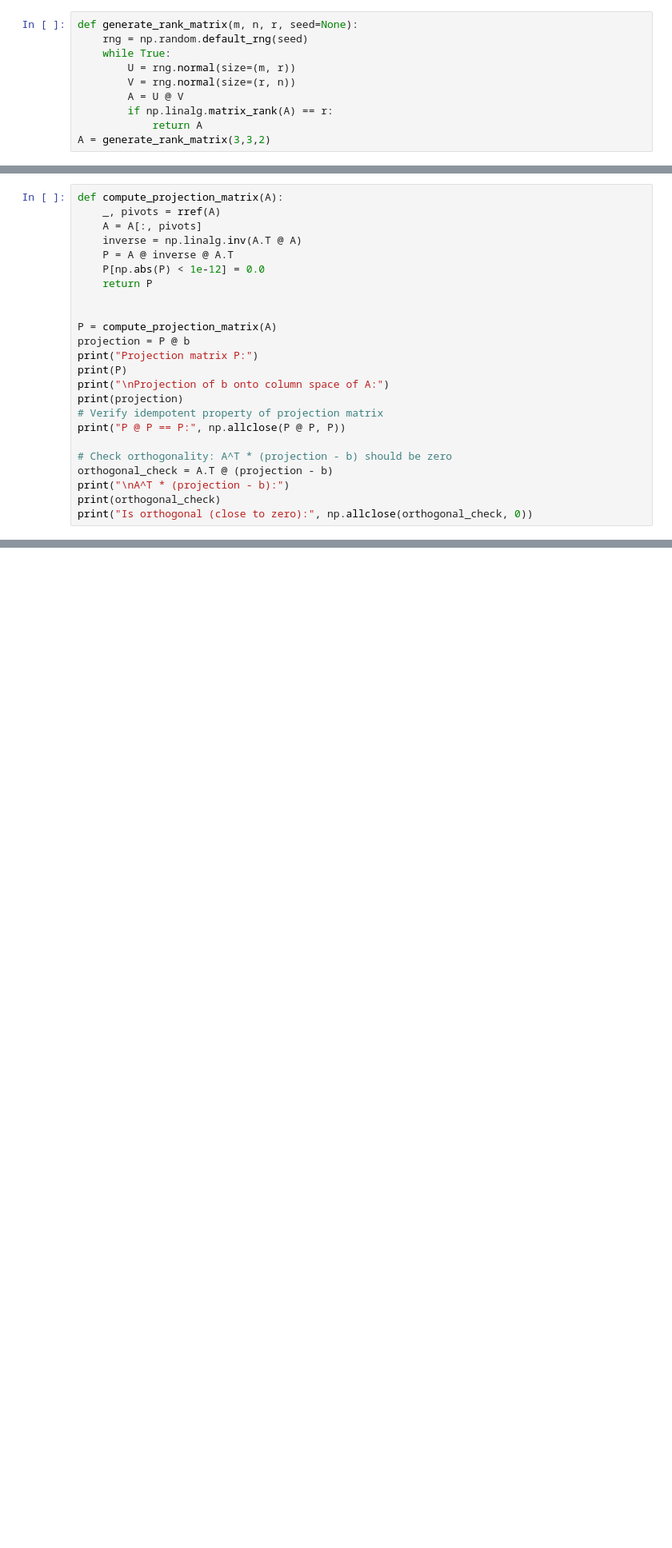
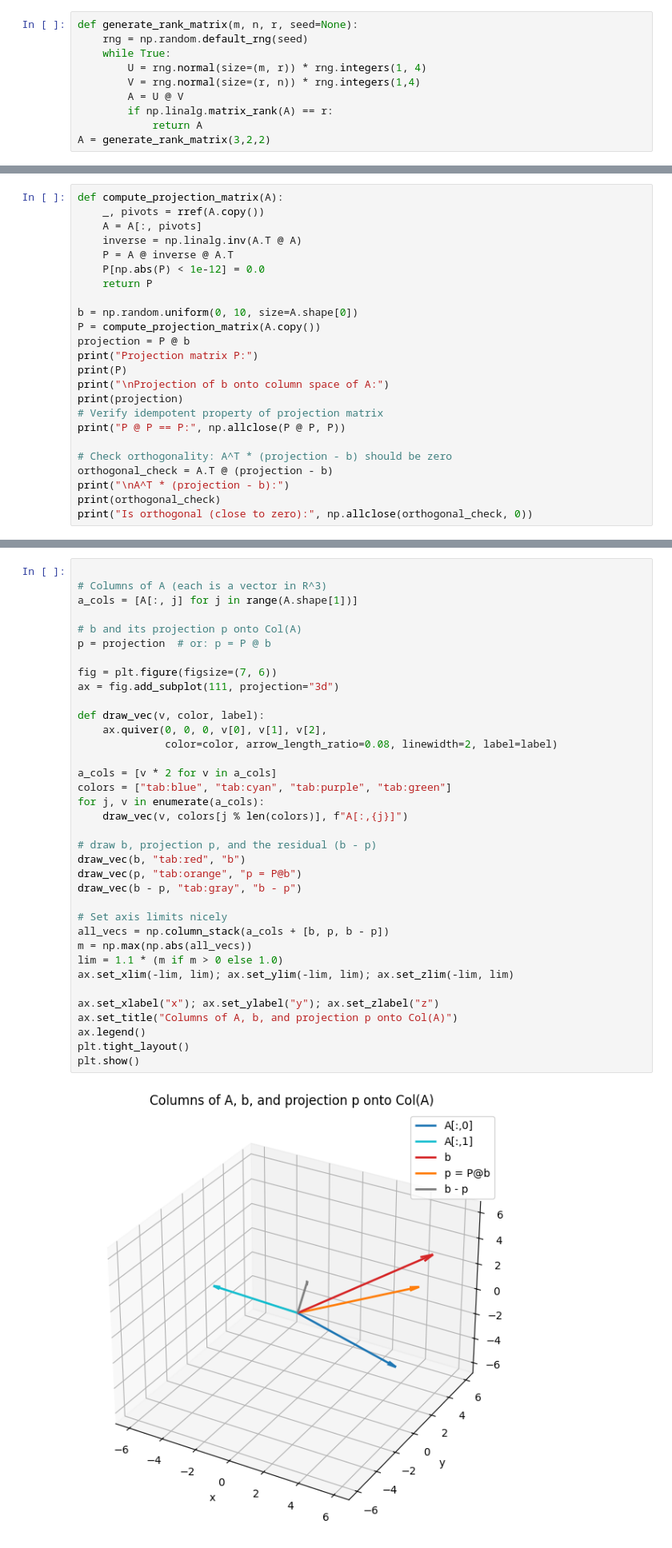
Before and after one commit to dwight-foster/linear-algebra-concepts-in-code, a Jupyter notebook: strang_practice.ipynb, the cells around one changed output, grey strips where cells are left out. Shown at 80% size. Drawn from its saved outputs; the diff is of its cells as text; blank space fills up the shorter version.

Commit message:
finished the projection section

```diff
--- a/strang_practice.ipynb
+++ b/strang_practice.ipynb
@@ -9,12 +9,12 @@ import matplotlib.pyplot as plt
 def generate_rank_matrix(m, n, r, seed=None):
     rng = np.random.default_rng(seed)
     while True:
-        U = rng.normal(size=(m, r))
-        V = rng.normal(size=(r, n))
+        U = rng.normal(size=(m, r)) * rng.integers(1, 4)
+        V = rng.normal(size=(r, n)) * rng.integers(1,4)
         A = U @ V
         if np.linalg.matrix_rank(A) == r:
             return A
-A = generate_rank_matrix(3,3,2)
+A = generate_rank_matrix(3,2,2)
 # %%
 def rref(A, tol=1e-12, ignore_last=False):
     pivots = []
@@ -130,14 +127,14 @@ print(p, ortho.round(10))
 # %%
 def compute_projection_matrix(A):
-    _, pivots = rref(A)
+    _, pivots = rref(A.copy())
     A = A[:, pivots]
     inverse = np.linalg.inv(A.T @ A)
     P = A @ inverse @ A.T
     P[np.abs(P) < 1e-12] = 0.0
     return P
 
-
-P = compute_projection_matrix(A)
+b = np.random.uniform(0, 10, size=A.shape[0])
+P = compute_projection_matrix(A.copy())
 projection = P @ b
 print("Projection matrix P:")
 print(P)
@@ -166 +163,39 @@ A^T * (projection - b):
 Is orthogonal (close to zero): True
+# %%
+
+# Columns of A (each is a vector in R^3)
+a_cols = [A[:, j] for j in range(A.shape[1])]
+
+# b and its projection p onto Col(A)
+p = projection  # or: p = P @ b
+
+fig = plt.figure(figsize=(7, 6))
+ax = fig.add_subplot(111, projection="3d")
+
+def draw_vec(v, color, label):
+    ax.quiver(0, 0, 0, v[0], v[1], v[2],
+              color=color, arrow_length_ratio=0.08, linewidth=2, label=label)
+
+a_cols = [v * 2 for v in a_cols]
+colors = ["tab:blue", "tab:cyan", "tab:purple", "tab:green"]
+for j, v in enumerate(a_cols):
+    draw_vec(v, colors[j % len(colors)], f"A[:,{j}]")
+
+# draw b, projection p, and the residual (b - p)
+draw_vec(b, "tab:red", "b")
+draw_vec(p, "tab:orange", "p = P@b")
+draw_vec(b - p, "tab:gray", "b - p")
+
+# Set axis limits nicely
+all_vecs = np.column_stack(a_cols + [b, p, b - p])
+m = np.max(np.abs(all_vecs))
+lim = 1.1 * (m if m > 0 else 1.0)
+ax.set_xlim(-lim, lim); ax.set_ylim(-lim, lim); ax.set_zlim(-lim, lim)
+
+ax.set_xlabel("x"); ax.set_ylabel("y"); ax.set_zlabel("z")
+ax.set_title("Columns of A, b, and projection p onto Col(A)")
+ax.legend()
+plt.tight_layout()
+plt.show()
+# %% [output]
+[figure, added]
```
Also changed, not shown: parts of 7 cells of this notebook.
